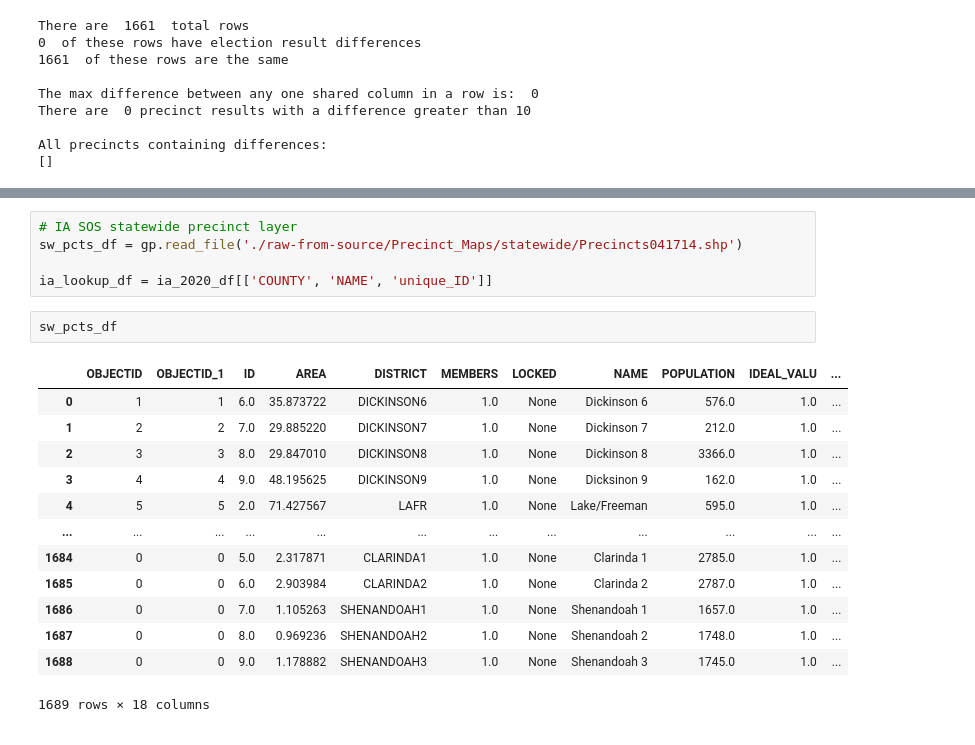
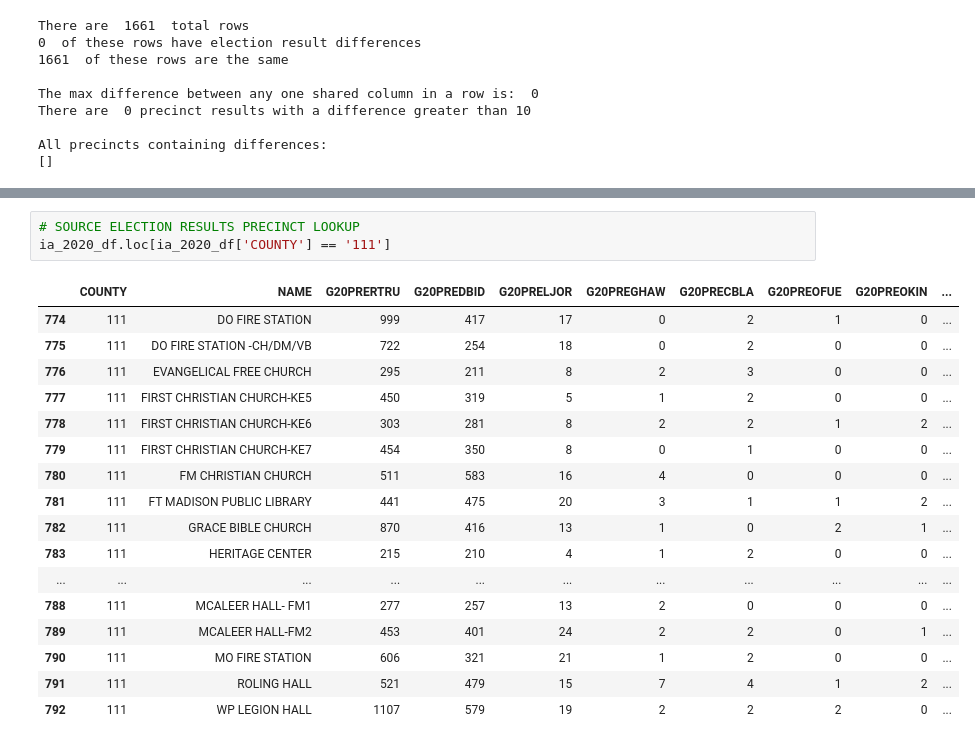
Before and after one commit to nonpartisan-redistricting-datahub/pdv-ia, a Jupyter notebook: vest-ia-2020/vest-ia-2020-validation.ipynb, the cells around one changed output, grey strips where cells are left out. Saved outputs shown, nothing was run; the diff lists cells and outputs as text.

Commit message:
add county-sourced additions and more merging work

```diff
--- a/vest-ia-2020/vest-ia-2020-validation.ipynb
+++ b/vest-ia-2020/vest-ia-2020-validation.ipynb
@@ -467,21 +456,21 @@ Notes about the statewide precinct layer:
-# %%
-# IA SOS statewide precinct layer
-sw_pcts_df = gp.read_file('./raw-from-source/Precinct_Maps/statewide/Precincts041714.shp')
-
-ia_lookup_df = ia_2020_df[['COUNTY', 'NAME', 'unique_ID']]
-# %%
-sw_pcts_df
-# %% [output]
-|  | OBJECTID | OBJECTID_1 | ID | AREA | DISTRICT | MEMBERS | LOCKED | NAME | POPULATION | IDEAL_VALU | ... |
-| 0 | 1 | 1 | 6.0 | 35.873722 | DICKINSON6 | 1.0 | None | Dickinson 6 | 576.0 | 1.0 | ... |
-| 1 | 2 | 2 | 7.0 | 29.885220 | DICKINSON7 | 1.0 | None | Dickinson 7 | 212.0 | 1.0 | ... |
-| 2 | 3 | 3 | 8.0 | 29.847010 | DICKINSON8 | 1.0 | None | Dickinson 8 | 3366.0 | 1.0 | ... |
-| 3 | 4 | 4 | 9.0 | 48.195625 | DICKINSON9 | 1.0 | None | Dicksinon 9 | 162.0 | 1.0 | ... |
-| 4 | 5 | 5 | 2.0 | 71.427567 | LAFR | 1.0 | None | Lake/Freeman | 595.0 | 1.0 | ... |
-| ... | ... | ... | ... | ... | ... | ... | ... | ... | ... | ... | ... |
-| 1684 | 0 | 0 | 5.0 | 2.317871 | CLARINDA1 | 1.0 | None | Clarinda 1 | 2785.0 | 1.0 | ... |
-| 1685 | 0 | 0 | 6.0 | 2.903984 | CLARINDA2 | 1.0 | None | Clarinda 2 | 2787.0 | 1.0 | ... |
-| 1686 | 0 | 0 | 7.0 | 1.105263 | SHENANDOAH1 | 1.0 | None | Shenandoah 1 | 1657.0 | 1.0 | ... |
-| 1687 | 0 | 0 | 8.0 | 0.969236 | SHENANDOAH2 | 1.0 | None | Shenandoah 2 | 1748.0 | 1.0 | ... |
-| 1688 | 0 | 0 | 9.0 | 1.178882 | SHENANDOAH3 | 1.0 | None | Shenandoah 3 | 1745.0 | 1.0 | ... |
-1689 rows × 18 columns
+# %%
+# SOURCE ELECTION RESULTS PRECINCT LOOKUP
+ia_2020_df.loc[ia_2020_df['COUNTY'] == '111']
+# %% [output]
+|  | COUNTY | NAME | G20PRERTRU | G20PREDBID | G20PRELJOR | G20PREGHAW | G20PRECBLA | G20PREOFUE | G20PREOKIN | ... |
+| 774 | 111 | DO FIRE STATION | 999 | 417 | 17 | 0 | 2 | 1 | 0 | ... |
+| 775 | 111 | DO FIRE STATION -CH/DM/VB | 722 | 254 | 18 | 0 | 2 | 0 | 0 | ... |
+| 776 | 111 | EVANGELICAL FREE CHURCH | 295 | 211 | 8 | 2 | 3 | 0 | 0 | ... |
+| 777 | 111 | FIRST CHRISTIAN CHURCH-KE5 | 450 | 319 | 5 | 1 | 2 | 0 | 0 | ... |
+| 778 | 111 | FIRST CHRISTIAN CHURCH-KE6 | 303 | 281 | 8 | 2 | 2 | 1 | 2 | ... |
+| 779 | 111 | FIRST CHRISTIAN CHURCH-KE7 | 454 | 350 | 8 | 0 | 1 | 0 | 0 | ... |
+| 780 | 111 | FM CHRISTIAN CHURCH | 511 | 583 | 16 | 4 | 0 | 0 | 0 | ... |
+| 781 | 111 | FT MADISON PUBLIC LIBRARY | 441 | 475 | 20 | 3 | 1 | 1 | 2 | ... |
+| 782 | 111 | GRACE BIBLE CHURCH | 870 | 416 | 13 | 1 | 0 | 2 | 1 | ... |
+| 783 | 111 | HERITAGE CENTER | 215 | 210 | 4 | 1 | 2 | 0 | 0 | ... |
+| ... | ... | ... | ... | ... | ... | ... | ... | ... | ... | ... |
+| 788 | 111 | MCALEER HALL- FM1 | 277 | 257 | 13 | 2 | 0 | 0 | 0 | ... |
+| 789 | 111 | MCALEER HALL-FM2 | 453 | 401 | 24 | 2 | 2 | 0 | 1 | ... |
+| 790 | 111 | MO FIRE STATION | 606 | 321 | 21 | 1 | 2 | 0 | 0 | ... |
+| 791 | 111 | ROLING HALL | 521 | 479 | 15 | 7 | 4 | 1 | 2 | ... |
+| 792 | 111 | WP LEGION HALL | 1107 | 579 | 19 | 2 | 2 | 2 | 0 | ... |
```
Also changed, not shown: parts of 44 cells of this notebook.
